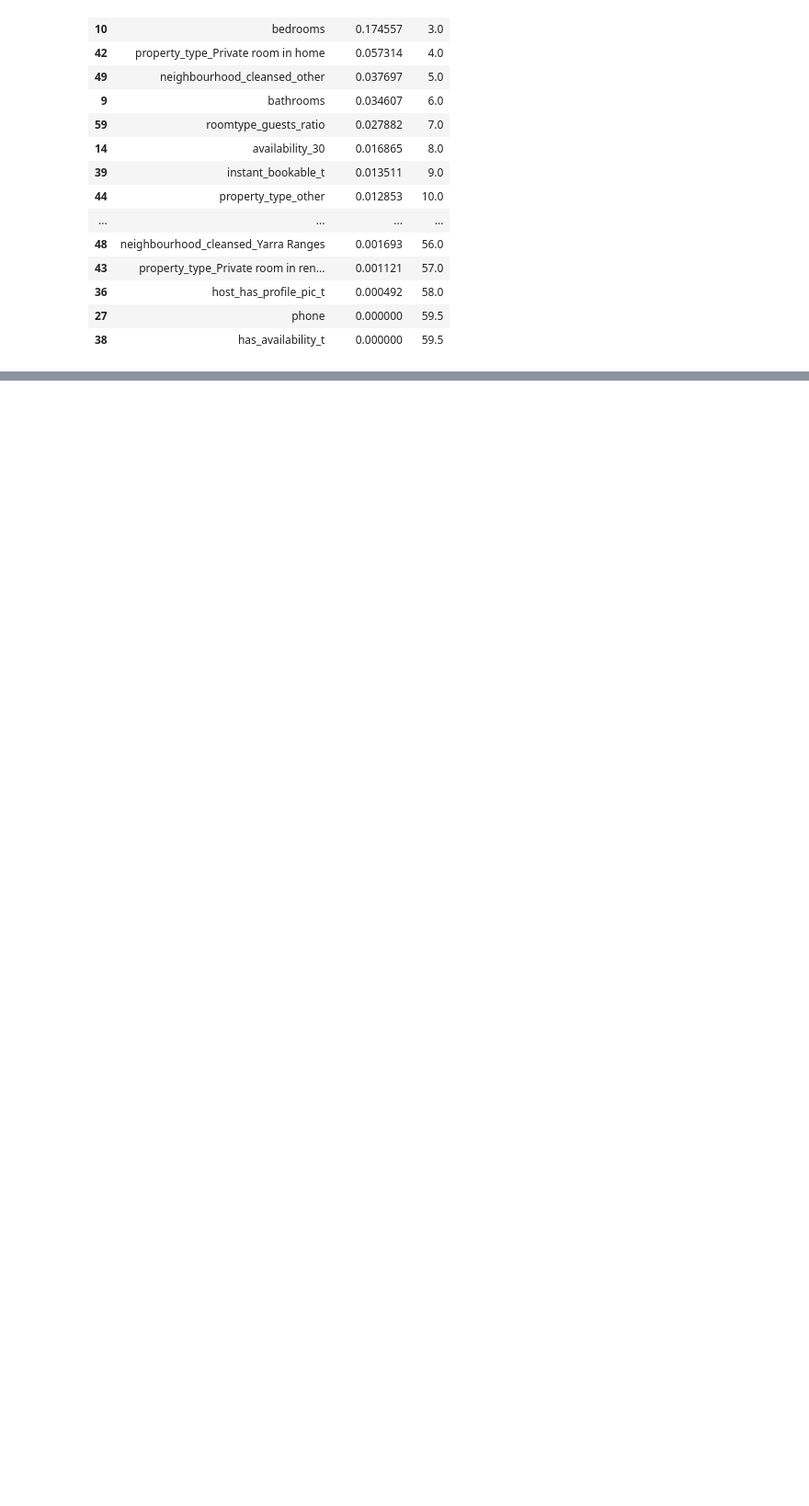
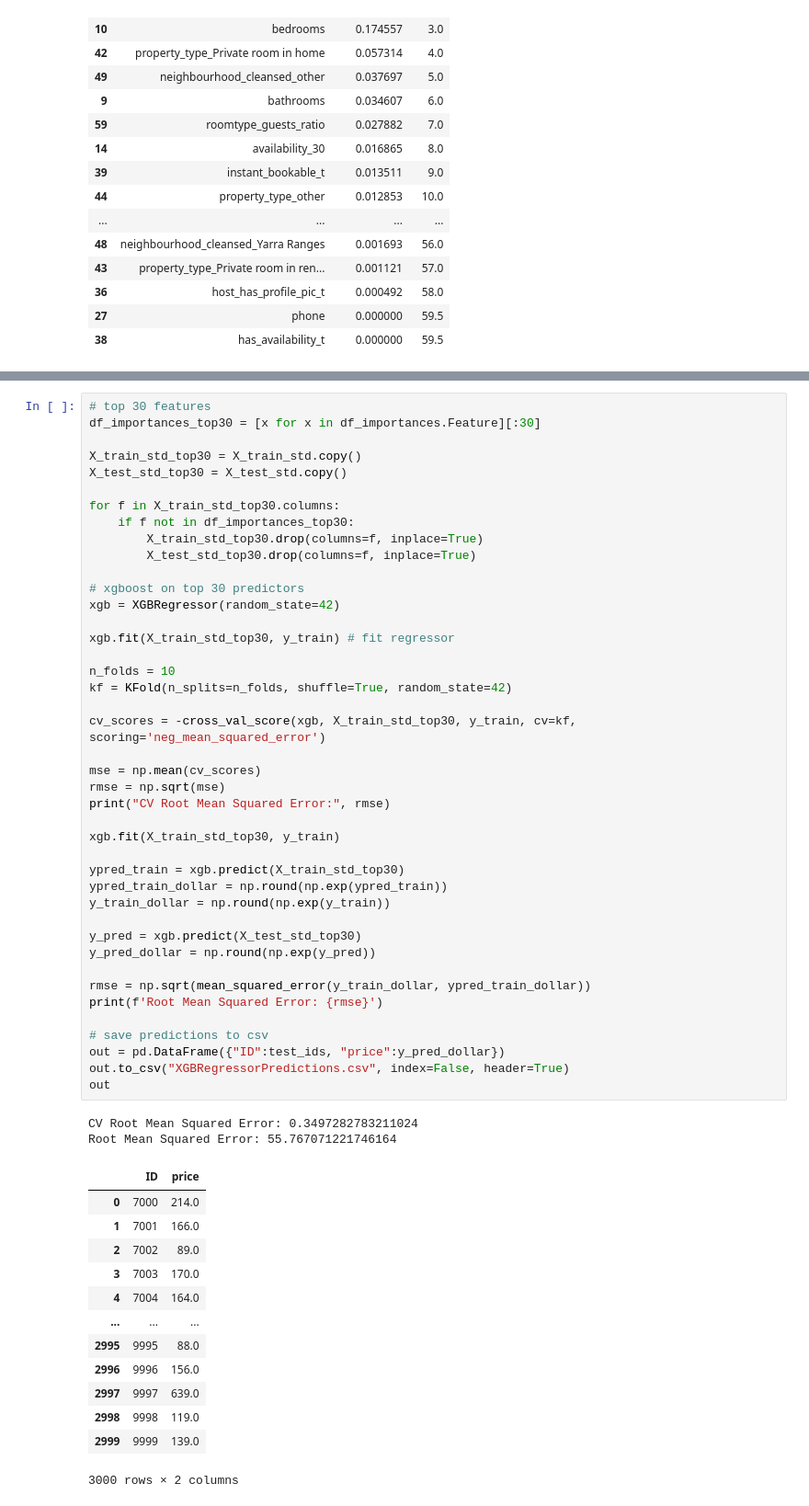
Before and after one commit to busa-8001-mq/assignment, a Jupyter notebook: Feature_Imputation.ipynb, the cells around one changed output, grey strips where cells are left out. Shown at 92% size. Saved outputs shown, nothing was run; the diff lists cells and outputs as text; blank space fills up the shorter version.

```diff
--- a/Feature_Imputation.ipynb
+++ b/Feature_Imputation.ipynb
@@ -614,0 +644,58 @@ df_importances
+# %%
+# top 30 features
+df_importances_top30 = [x for x in df_importances.Feature][:30]
+
+X_train_std_top30 = X_train_std.copy()
+X_test_std_top30 = X_test_std.copy()
+
+for f in X_train_std_top30.columns:
+    if f not in df_importances_top30:
+        X_train_std_top30.drop(columns=f, inplace=True)
+        X_test_std_top30.drop(columns=f, inplace=True)
+
+# xgboost on top 30 predictors
+xgb = XGBRegressor(random_state=42)
+
+xgb.fit(X_train_std_top30, y_train) # fit regressor
+
+n_folds = 10
+kf = KFold(n_splits=n_folds, shuffle=True, random_state=42)
+
+cv_scores = -cross_val_score(xgb, X_train_std_top30, y_train, cv=kf, scoring='neg_mean_squared_error')
+
+mse = np.mean(cv_scores)
+rmse = np.sqrt(mse)
+print("CV Root Mean Squared Error:", rmse)
+
+xgb.fit(X_train_std_top30, y_train)
+
+ypred_train = xgb.predict(X_train_std_top30)
+ypred_train_dollar = np.round(np.exp(ypred_train))
+y_train_dollar = np.round(np.exp(y_train))
+
+y_pred = xgb.predict(X_test_std_top30)
+y_pred_dollar = np.round(np.exp(y_pred))
+
+rmse = np.sqrt(mean_squared_error(y_train_dollar, ypred_train_dollar))
+print(f'Root Mean Squared Error: {rmse}')
+
+# save predictions to csv
+out = pd.DataFrame({"ID":test_ids, "price":y_pred_dollar})
+out.to_csv("XGBRegressorPredictions.csv", index=False, header=True)
+out
+# %% [output]
+CV Root Mean Squared Error: 0.3497282783211024
+Root Mean Squared Error: 55.767071221746164
+|  | ID | price |
+| 0 | 7000 | 214.0 |
+| 1 | 7001 | 166.0 |
+| 2 | 7002 | 89.0 |
+| 3 | 7003 | 170.0 |
+| 4 | 7004 | 164.0 |
+| ... | ... | ... |
+| 2995 | 9995 | 88.0 |
+| 2996 | 9996 | 156.0 |
+| 2997 | 9997 | 639.0 |
+| 2998 | 9998 | 119.0 |
+| 2999 | 9999 | 139.0 |
+3000 rows × 2 columns
```
Also changed, not shown: parts of 45 cells of this notebook, 1 other file.
